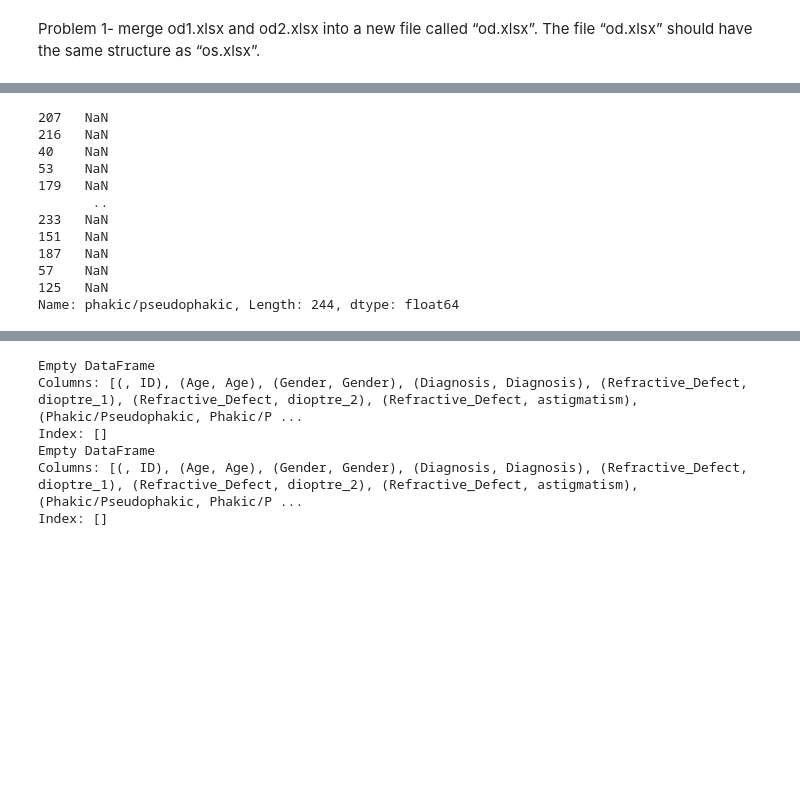
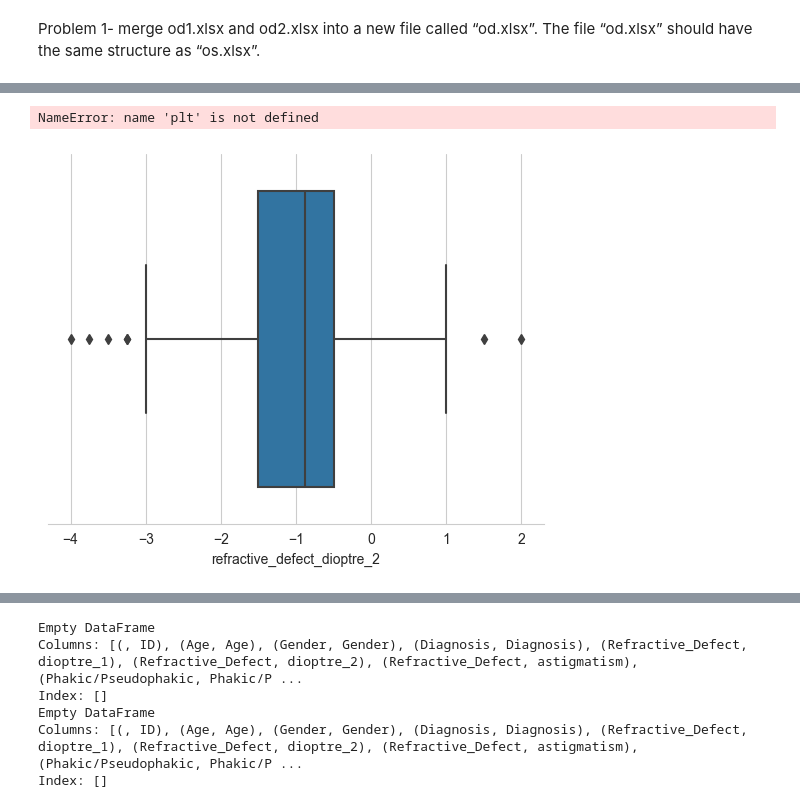
Before and after one commit to bethtaylor339/data_science, a Jupyter notebook: cw.ipynb, the cells around one changed output, grey strips where cells are left out. Cells and saved outputs as stored; diff of their text form; code cells hidden in the pictures; blank space fills up the shorter version.

Commit message:
all data cleaning done

```diff
--- a/cw.ipynb
+++ b/cw.ipynb
@@ -67,6 +60,15 @@ os.columns = multi_index
 # %%
 od_clean = df_formatted.copy(deep=True)
 os_clean = os.copy(deep=True)
+# %%
+#changing format of OS to match
+tuples = [('', 'ID'), ('Age', 'Age'), ('Gender', 'Gender'), ('Diagnosis', 'Diagnosis'),
+          ('Refractive_Defect', 'dioptre_1'), ('Refractive_Defect', 'dioptre_2'),
+          ('Refractive_Defect', 'astigmatism'), ('Phakic/Pseudophakic', 'Phakic/Pseudophakic'),
+          ('IOP', 'Pneumatic'), ('IOP', 'Perkins'), ('Pachymetry', 'Pachymetry'),
+          ('Axial_Length', 'Axial_Length'), ('VF_MD', 'VF_MD')]
+multi_index = pd.MultiIndex.from_tuples(tuples)
+os_clean.columns = multi_index
 # %%
 #removing subcolumns for both datasets
 def rename_subcolumns(subcols):
@@ -89,0 +123,4 @@ os_clean.head()
+# %%
+#OS--- Changing some to numeric
+num_cols = ['age', 'refractive_defect_dioptre_1', 'refractive_defect_dioptre_2', 'refractive_defect_astigmatism', 'iop_pneumatic', 'iop_perkins', 'pachymetry', 'axial_length', 'vf_md']
+os_clean[num_cols] = os_clean[num_cols].apply(pd.to_numeric, errors='coerce')
@@ -259,15 +210,28 @@ Number of uniques: 79
-# %%
-print(od_clean['phakic/pseudophakic'])
-# %% [output]
-207   NaN
-216   NaN
-40    NaN
-53    NaN
-179   NaN
-       ..
-233   NaN
-151   NaN
-187   NaN
-57    NaN
-125   NaN
-Name: phakic/pseudophakic, Length: 244, dtype: float64
+# %%
+#OD--- boxplots- identifying outliers
+for col in od_clean.columns:
+    if pd.api.types.is_numeric_dtype(od_clean[col]):
+        sns.boxplot(x=od_clean[col])
+        sns.set_style("whitegrid")
+        sns.despine(left=True)
+        plt.title(col)
+        plt.show()
+# %%
+#OS--- boxplots- identifying outliers
+for col in os_clean.columns:
+    if pd.api.types.is_numeric_dtype(os_clean[col]):
+        sns.boxplot(x=os_clean[col])
+        sns.set_style("whitegrid")
+        sns.despine(left=True)
+        plt.title(col)
+        plt.show()
+# %%
+#OS--- removing outliers
+os_clean = os_clean.drop(os_clean[os_clean['refractive_defect_dioptre_2'] == -75].index)
+sns.boxplot(x=os_clean['refractive_defect_dioptre_2'])
+sns.set_style("whitegrid")
+sns.despine(left=True)
+plt.title('OS (outlier removed)')
+# %% [output]
+NameError: name 'plt' is not defined
+[figure, added]
```
Also changed, not shown: parts of 23 cells of this notebook, 1 other file.
